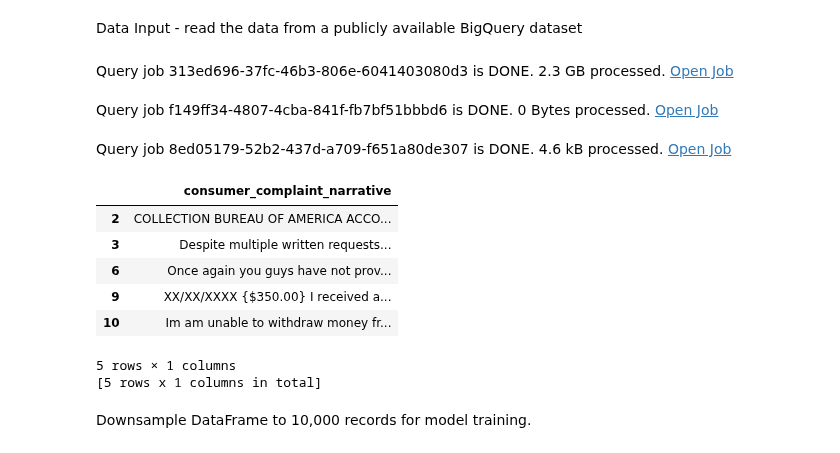
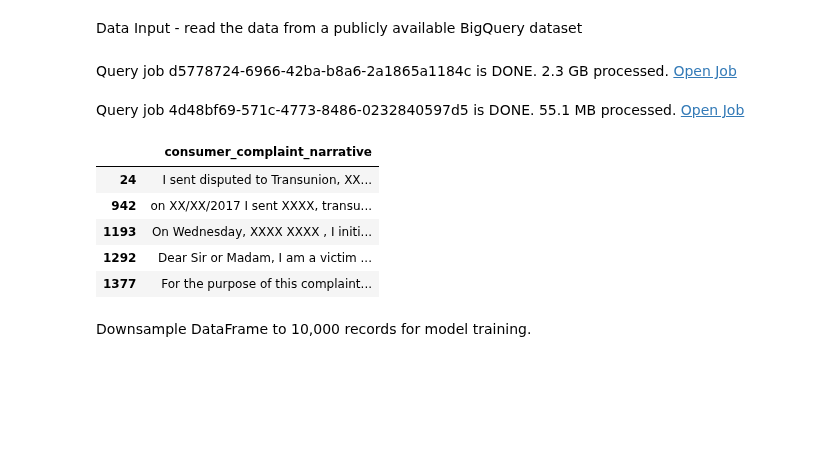
Before and after one commit to googleapis/python-bigquery-dataframes, a Jupyter notebook: notebooks/generative_ai/bq_dataframes_llm_kmeans.ipynb, the cells around one changed output. Saved outputs shown, nothing was run; the diff lists cells and outputs as text; code cells hidden in the pictures; blank space fills up the shorter version.

```diff
--- a/notebooks/generative_ai/bq_dataframes_llm_kmeans.ipynb
+++ b/notebooks/generative_ai/bq_dataframes_llm_kmeans.ipynb
@@ -133,19 +133,16 @@ Data Input - read the data from a publicly available BigQuery dataset
 input_df = bf.read_gbq("bigquery-public-data.cfpb_complaints.complaint_database")
 # %%
 issues_df = input_df[["consumer_complaint_narrative"]].dropna()
-issues_df.head(n=5) # View the first five complaints
+issues_df.peek(n=5) # View an arbitrary five complaints
 # %% [output]
-Query job 313ed696-37fc-46b3-806e-6041403080d3 is DONE. 2.3 GB processed. Open Job
+Query job d5778724-6966-42ba-b8a6-2a1865a1184c is DONE. 2.3 GB processed. Open Job
-Query job f149ff34-4807-4cba-841f-fb7bf51bbbd6 is DONE. 0 Bytes processed. Open Job
+Query job 4d48bf69-571c-4773-8486-0232840597d5 is DONE. 55.1 MB processed. Open Job
-Query job 8ed05179-52b2-437d-a709-f651a80de307 is DONE. 4.6 kB processed. Open Job
 |  | consumer_complaint_narrative |
-| 2 | COLLECTION BUREAU OF AMERICA ACCO... |
-| 3 | Despite multiple written requests... |
-| 6 | Once again you guys have not prov... |
-| 9 | XX/XX/XXXX {$350.00} I received a... |
-| 10 | Im am unable to withdraw money fr... |
+| 24 | I sent disputed to Transunion, XX... |
+| 942 | on XX/XX/2017 I sent XXXX, transu... |
+| 1193 | On Wednesday, XXXX XXXX , I initi... |
+| 1292 | Dear Sir or Madam, I am a victim ... |
+| 1377 | For the purpose of this complaint... |
-5 rows × 1 columns
-[5 rows x 1 columns in total]
 # %% [markdown]
 Downsample DataFrame to 10,000 records for model training.
 # %%
```
Also changed, not shown: parts of 13 cells of this notebook.
